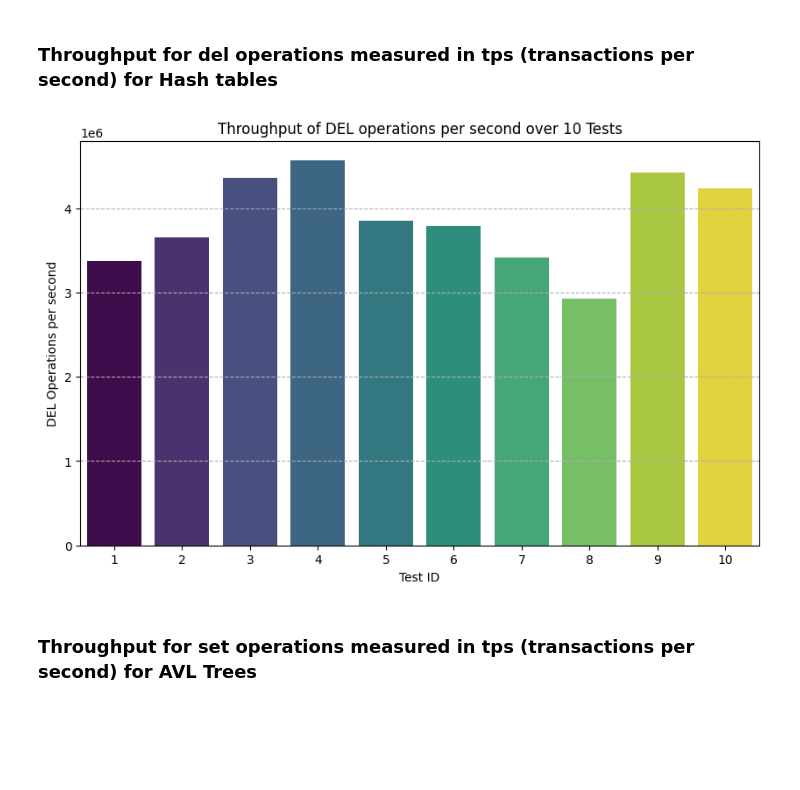
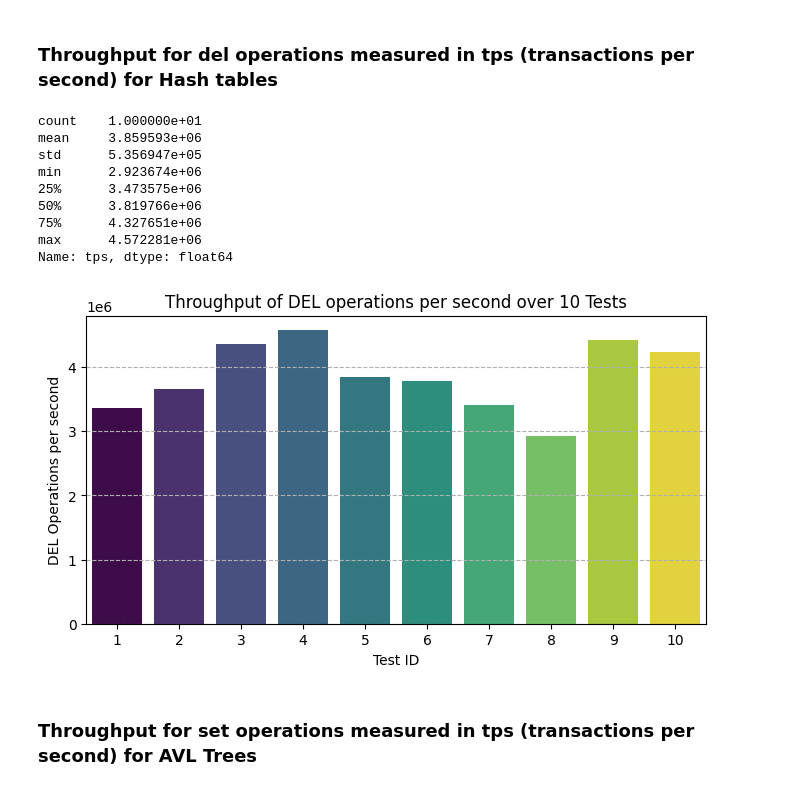
Before and after one commit to rayaan01/switchboard, a Jupyter notebook: jupyter/Analysis.ipynb, the cells around one changed output. Drawn from its saved outputs; the diff is of its cells as text; code cells hidden in the pictures; blank space fills up the shorter version.

```diff
--- a/jupyter/Analysis.ipynb
+++ b/jupyter/Analysis.ipynb
@@ -543,15 +588,27 @@ plt.show()
 # %%
 df = pd.read_csv('hash_tables/throughput/hash_table_tps_del_metrics.csv')
 
-plt.figure(figsize=(10, 6))
+print(df['tps'].describe())
+
+plt.figure(figsize=(8, 4))
 sns.barplot(x='test_id', y='tps', data=df, hue='test_id', palette='viridis', legend=False)
 plt.title('Throughput of DEL operations per second over 10 Tests')
 plt.xlabel('Test ID')
 plt.ylabel('DEL Operations per second')
 plt.grid(axis='y', linestyle='--')
+plt.savefig('hash_tables/throughput/hash_table_tps_del_metrics_plot.png', bbox_inches='tight')
 plt.show()
 # %% [output]
+count    1.000000e+01
+mean     3.859593e+06
+std      5.356947e+05
+min      2.923674e+06
+25%      3.473575e+06
+50%      3.819766e+06
+75%      4.327651e+06
+max      4.572281e+06
+Name: tps, dtype: float64
-[figure, old version]
+[figure, new version]
 # %% [markdown]
 ### Throughput for set operations measured in tps (transactions per second) for AVL Trees
 # %%
```
Also changed, not shown: parts of 15 cells of this notebook.
